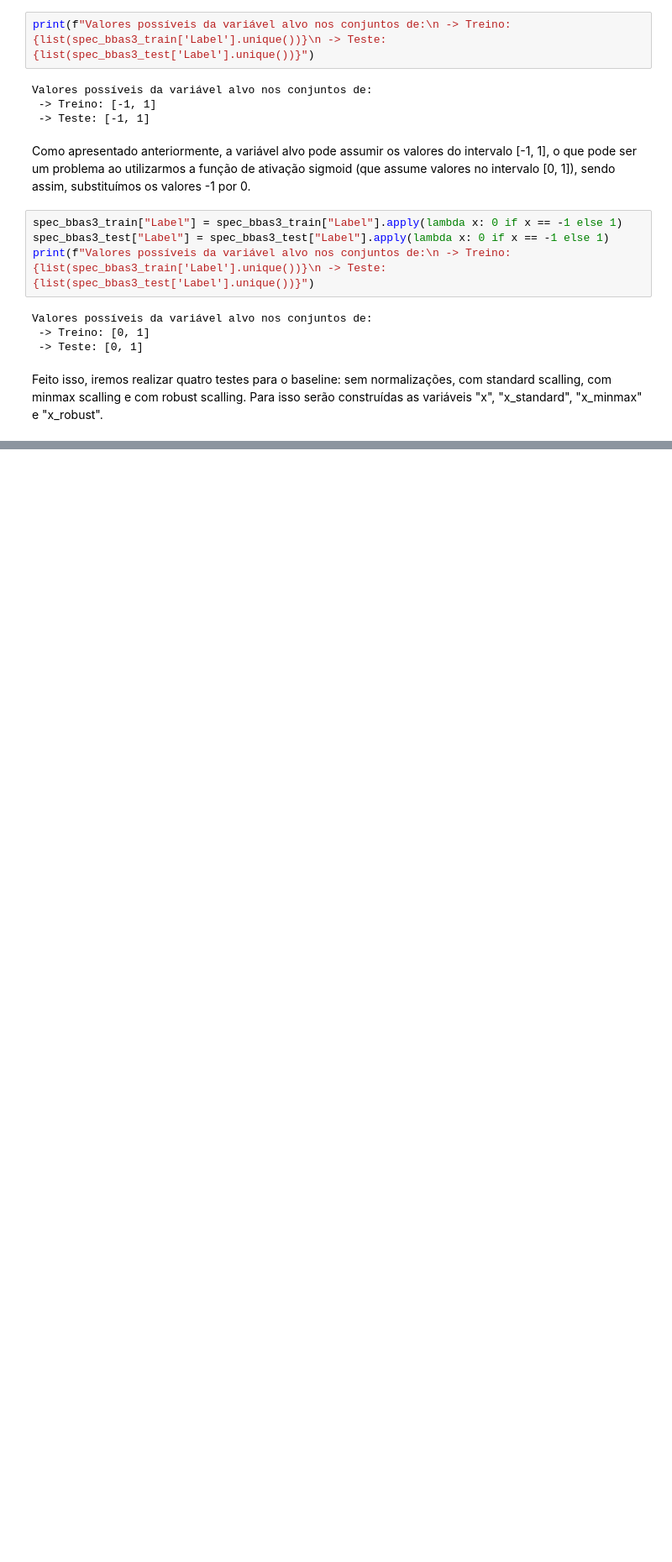
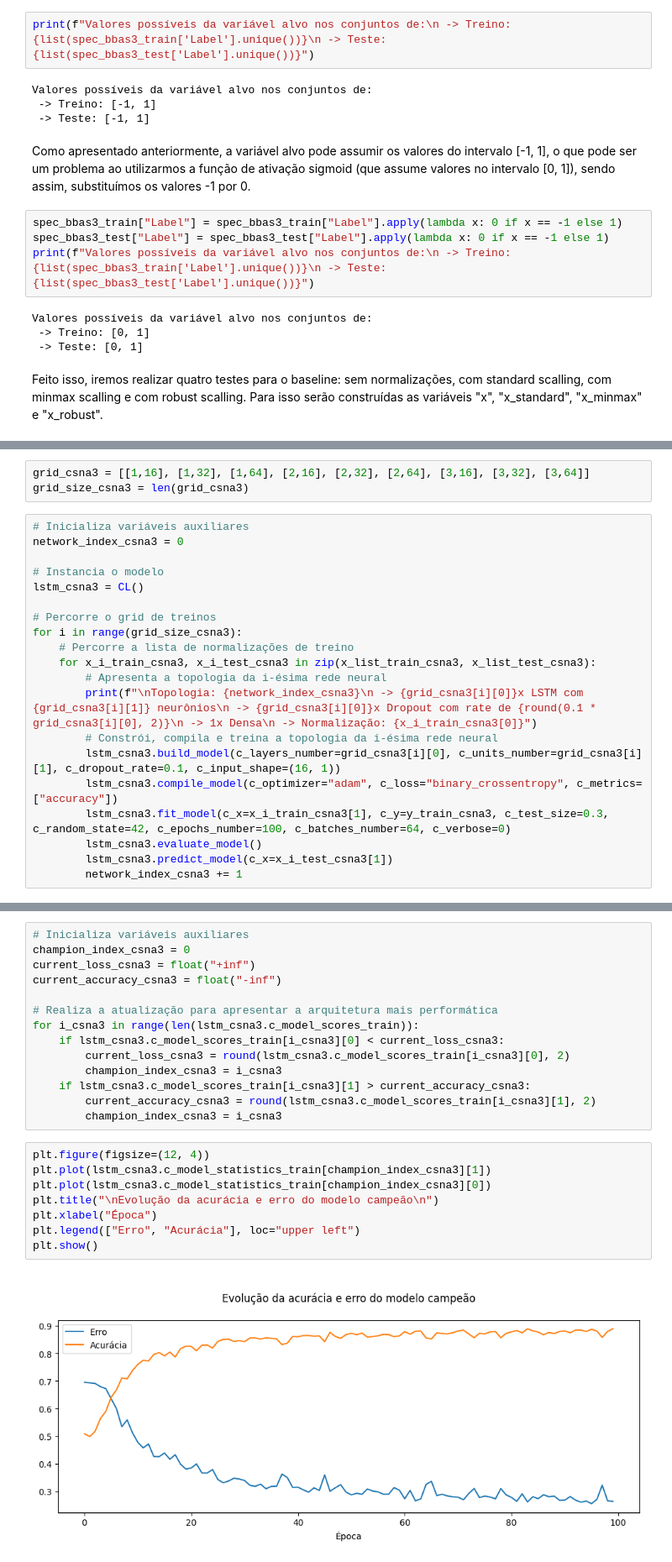
Before and after one commit to leonardosantosrocha/fiap-deep-learning, a Jupyter notebook: main.ipynb, the cells around one changed output, grey strips where cells are left out. Shown at 84% size. Saved outputs shown, nothing was run; the diff lists cells and outputs as text; blank space fills up the shorter version.

```diff
--- a/main.ipynb
+++ b/main.ipynb
@@ -384,0 +618,23 @@ Como hipótese inicial, entendemos que a baixa precisão para venda de ações f
+# %%
+grid_csna3 = [[1,16], [1,32], [1,64], [2,16], [2,32], [2,64], [3,16], [3,32], [3,64]]
+grid_size_csna3 = len(grid_csna3)
+# %%
+# Inicializa variáveis auxiliares
+network_index_csna3 = 0
+
+# Instancia o modelo
+lstm_csna3 = CL()
+
+# Percorre o grid de treinos
+for i in range(grid_size_csna3):
+    # Percorre a lista de normalizações de treino
+    for x_i_train_csna3, x_i_test_csna3 in zip(x_list_train_csna3, x_list_test_csna3):
+        # Apresenta a topologia da i-ésima rede neural
+        print(f"\nTopologia: {network_index_csna3}\n -> {grid_csna3[i][0]}x LSTM com {grid_csna3[i][1]} neurônios\n -> {grid_csna3[i][0]}x Dropout com rate de {round(0.1 * grid_csna3[i][0], 2)}\n -> 1x Densa\n -> Normalização: {x_i_train_csna3[0]}")
+        # Constrói, compila e treina a topologia da i-ésima rede neural
+        lstm_csna3.build_model(c_layers_number=grid_csna3[i][0], c_units_number=grid_csna3[i][1], c_dropout_rate=0.1, c_input_shape=(16, 1))
+        lstm_csna3.compile_model(c_optimizer="adam", c_loss="binary_crossentropy", c_metrics=["accuracy"])
+        lstm_csna3.fit_model(c_x=x_i_train_csna3[1], c_y=y_train_csna3, c_test_size=0.3, c_random_state=42, c_epochs_number=100, c_batches_number=64, c_verbose=0)
+        lstm_csna3.evaluate_model()
+        lstm_csna3.predict_model(c_x=x_i_test_csna3[1])
+        network_index_csna3 += 1
@@ -384,0 +659,24 @@ Como hipótese inicial, entendemos que a baixa precisão para venda de ações f
+# %%
+# Inicializa variáveis auxiliares
+champion_index_csna3 = 0
+current_loss_csna3 = float("+inf")
+current_accuracy_csna3 = float("-inf")
+
+# Realiza a atualização para apresentar a arquitetura mais performática
+for i_csna3 in range(len(lstm_csna3.c_model_scores_train)):
+    if lstm_csna3.c_model_scores_train[i_csna3][0] < current_loss_csna3:
+        current_loss_csna3 = round(lstm_csna3.c_model_scores_train[i_csna3][0], 2)
+        champion_index_csna3 = i_csna3
+    if lstm_csna3.c_model_scores_train[i_csna3][1] > current_accuracy_csna3:
+        current_accuracy_csna3 = round(lstm_csna3.c_model_scores_train[i_csna3][1], 2)
+        champion_index_csna3 = i_csna3
+# %%
+plt.figure(figsize=(12, 4))
+plt.plot(lstm_csna3.c_model_statistics_train[champion_index_csna3][1])
+plt.plot(lstm_csna3.c_model_statistics_train[champion_index_csna3][0])
+plt.title("\nEvolução da acurácia e erro do modelo campeão\n")
+plt.xlabel("Época")
+plt.legend(["Erro", "Acurácia"], loc="upper left")
+plt.show()
+# %% [output]
+[figure, added]
```
Also changed, not shown: parts of 56 cells of this notebook.
